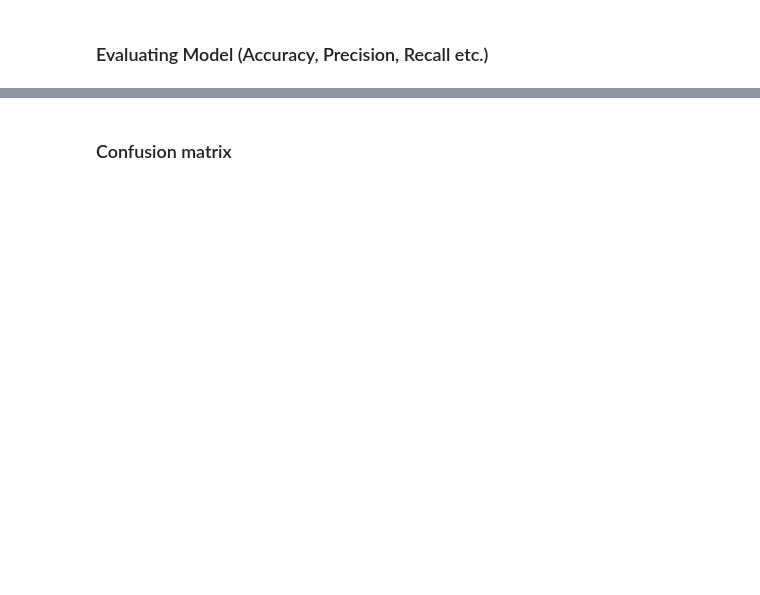
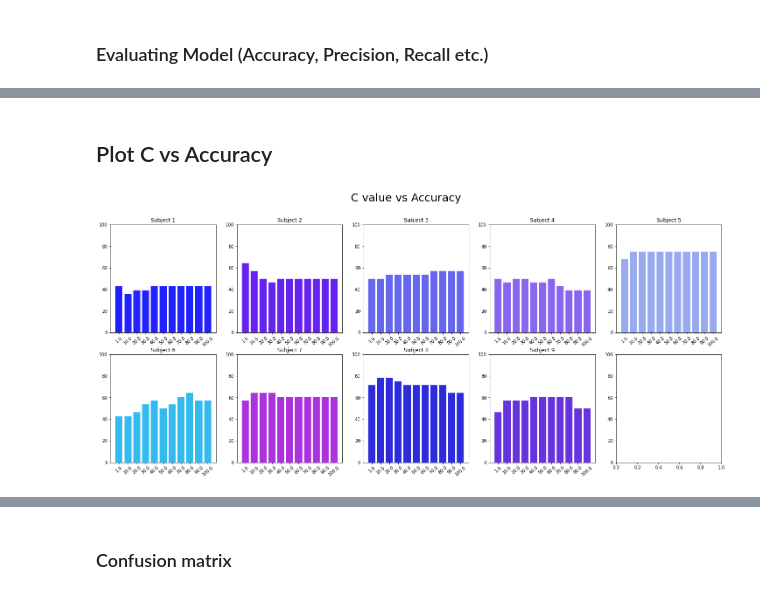
Before and after one commit to orvindemsy/MI-BCI-CSP, a Jupyter notebook: bci-competition-IV-dataset2a.ipynb, the cells around one changed output, grey strips where cells are left out. Saved outputs shown, nothing was run; the diff lists cells and outputs as text; code cells hidden in the pictures; blank space fills up the shorter version.

```diff
--- a/bci-competition-IV-dataset2a.ipynb
+++ b/bci-competition-IV-dataset2a.ipynb
@@ -1405,8 +2026,7 @@ ytest.shape
 # %% [markdown]
 ###  Calling SVM classifier
 # %%
-# Define svm mode
 from sklearn import svm
+from sklearn import metrics
+svc_model = svm.SVC()
+svc_model_ol90 = svm.SVC()
-# %%
-svc_model = svm.SVC(kernel='rbf',
-                   C=28)
@@ -1427,2 +2032,0 @@ svc_model.C
-# %%
-svc_model.fit(Xtrain, ytrain)
@@ -1453,0 +2148,68 @@ Accuracy is: 0.583333
+# %% [markdown]
+## Plot C vs Accuracy
+# %%
+# Index for x-axis
+idx = np.arange(len(res01[:, 0]))
+
+# All 9 data share common C val
+Cval = res01[:, 0]
+# %%
+fig, ax = plt.subplots(2, 5, figsize=(25, 10))
+fig.figsize=(20, 10)
+fig.suptitle('C value vs Accuracy', fontsize=25)
+ax[0, 0].bar(idx, res01[:, 1], color='#2222ff')
+ax[0, 0].set_title('Subject 1')
+ax[0, 0].set_xticks(idx)
+ax[0, 0].set_xticklabels(Cval, rotation=40)
+
+ax[0, 1].bar(idx, res02[:, 1], color='#6622ee')
+ax[0, 1].set_title('Subject 2')
+ax[0, 1].set_xticks(idx)
+ax[0, 1].set_xticklabels(Cval, rotation=40)
+
+ax[0, 2].bar(idx, res03[:, 1], color='#6666ee')
+ax[0, 2].set_title('Subject 3')
+ax[0, 2].set_xticks(idx)
+ax[0, 2].set_xticklabels(Cval, rotation=40)
+
+ax[0, 3].bar(idx, res04[:, 1], color='#8866ee')
+ax[0, 3].set_title('Subject 4')
+ax[0, 3].set_xticks(idx)
+ax[0, 3].set_xticklabels(Cval, rotation=40)
+
+ax[0, 4].bar(idx, res05[:, 1], color='#99aaee')
+ax[0, 4].set_title('Subject 5')
+ax[0, 4].set_xticks(idx)
+ax[0, 4].set_xticklabels(Cval, rotation=40)
+
+ax[1, 0].bar(idx, res06[:, 1], color='#33bbee')
+ax[1, 0].set_title('Subject 6')
+ax[1, 0].set_xticks(idx)
+ax[1, 0].set_xticklabels(Cval, rotation=40)
+
+ax[1, 1].bar(idx, res07[:, 1], color='#aa33dd')
+ax[1, 1].set_title('Subject 7')
+ax[1, 1].set_xticks(idx)
+ax[1, 1].set_xticklabels(Cval, rotation=40)
+
+ax[1, 2].bar(idx, res08[:, 1], color='#2c2cdd')
+ax[1, 2].set_title('Subject 8')
+ax[1, 2].set_xticks(idx)
+ax[1, 2].set_xticklabels(Cval, rotation=40)
+
+ax[1, 3].bar(idx, res09[:, 1], color='#6633dd')
+ax[1, 3].set_title('Subject 9')
+ax[1, 3].set_xticks(idx)
+ax[1, 3].set_xticklabels(Cval, rotation=40)
+
+for i in range(np.size(ax, 1)):
+    ax[0, i].set_ylim(0, 100)
+#     ax[0, i].bar(idx, globals()['res0'+str(i+1)][:, 1])
+
+    ax[1, i].set_ylim(0, 100)
+#     ax[1, i].bar(idx, globals()['res0'+str(i+6)][:, 1])
+
+plt.savefig('normal-C-acc.png')
+plt.show()
+# %% [output]
+[figure, added]
```
Also changed, not shown: parts of 410 cells of this notebook.
